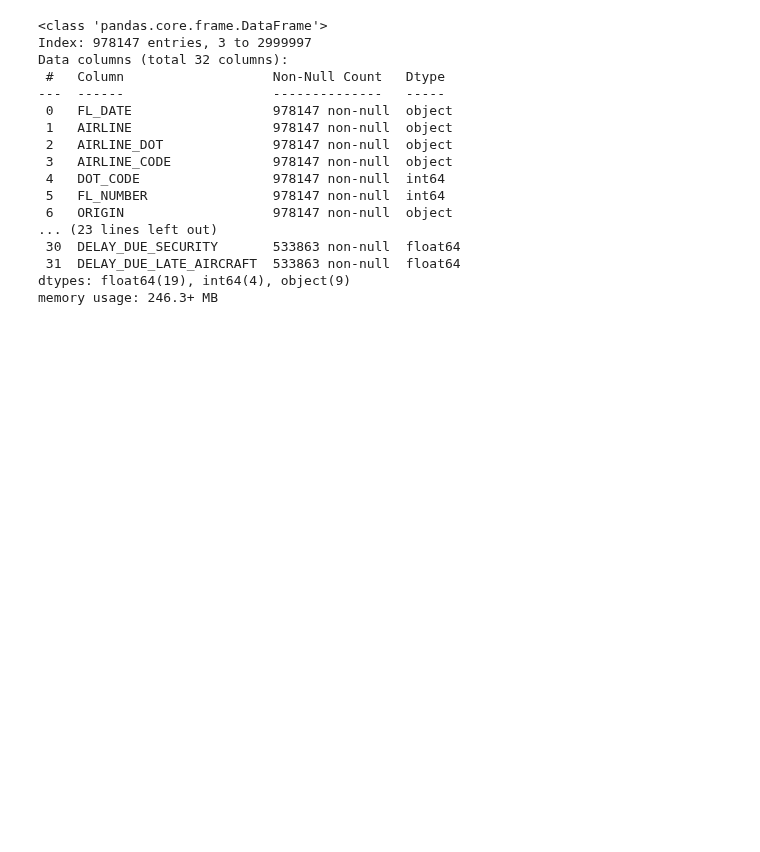
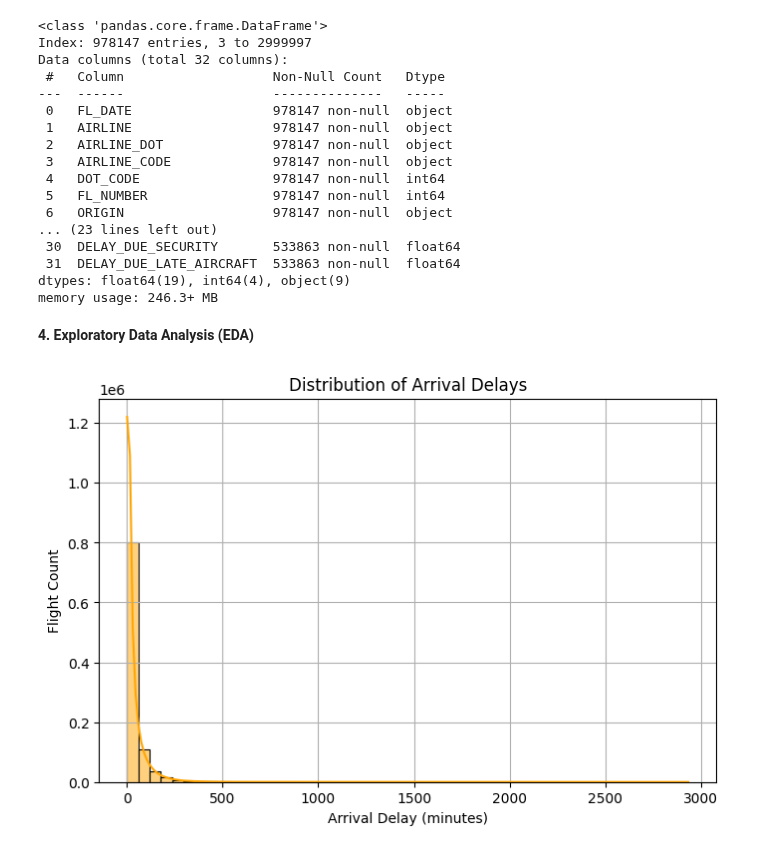
Before and after one commit to swiz9/Flight-Delay-Prediction-System, a Jupyter notebook: RNN_Flight_Delay_Prediction.ipynb, the cells around one changed output. Cells and saved outputs as stored; diff of their text form; code cells hidden in the pictures; blank space fills up the shorter version.

Commit message:
visualize arrival delay distribution, airline avg delays, monthly trends, and correlations

```diff
--- a/RNN_Flight_Delay_Prediction.ipynb
+++ b/RNN_Flight_Delay_Prediction.ipynb
@@ -87,3 +87,16 @@ Data columns (total 32 columns):
  31  DELAY_DUE_LATE_AIRCRAFT  533863 non-null  float64
 dtypes: float64(19), int64(4), object(9)
 memory usage: 246.3+ MB
+# %% [markdown]
+**4. Exploratory Data Analysis (EDA)**
+# %%
+# --- Delay Distribution ---
+plt.figure(figsize=(8, 5))
+sns.histplot(data['ARR_DELAY'], bins=50, kde=True, color='orange')
+plt.title('Distribution of Arrival Delays')
+plt.xlabel('Arrival Delay (minutes)')
+plt.ylabel('Flight Count')
+plt.grid(True)
+plt.show()
+# %% [output]
+[figure, added]
```
Also changed, not shown: parts of 3 cells of this notebook.
